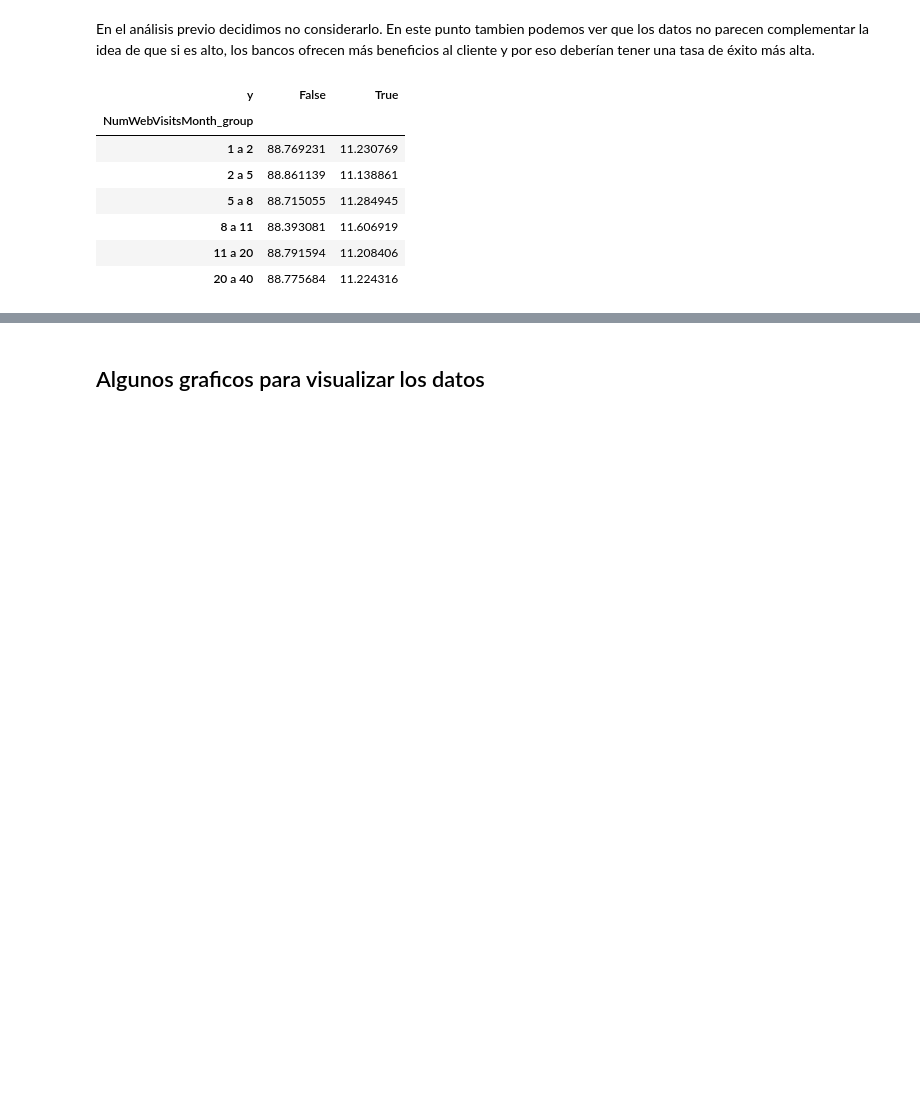
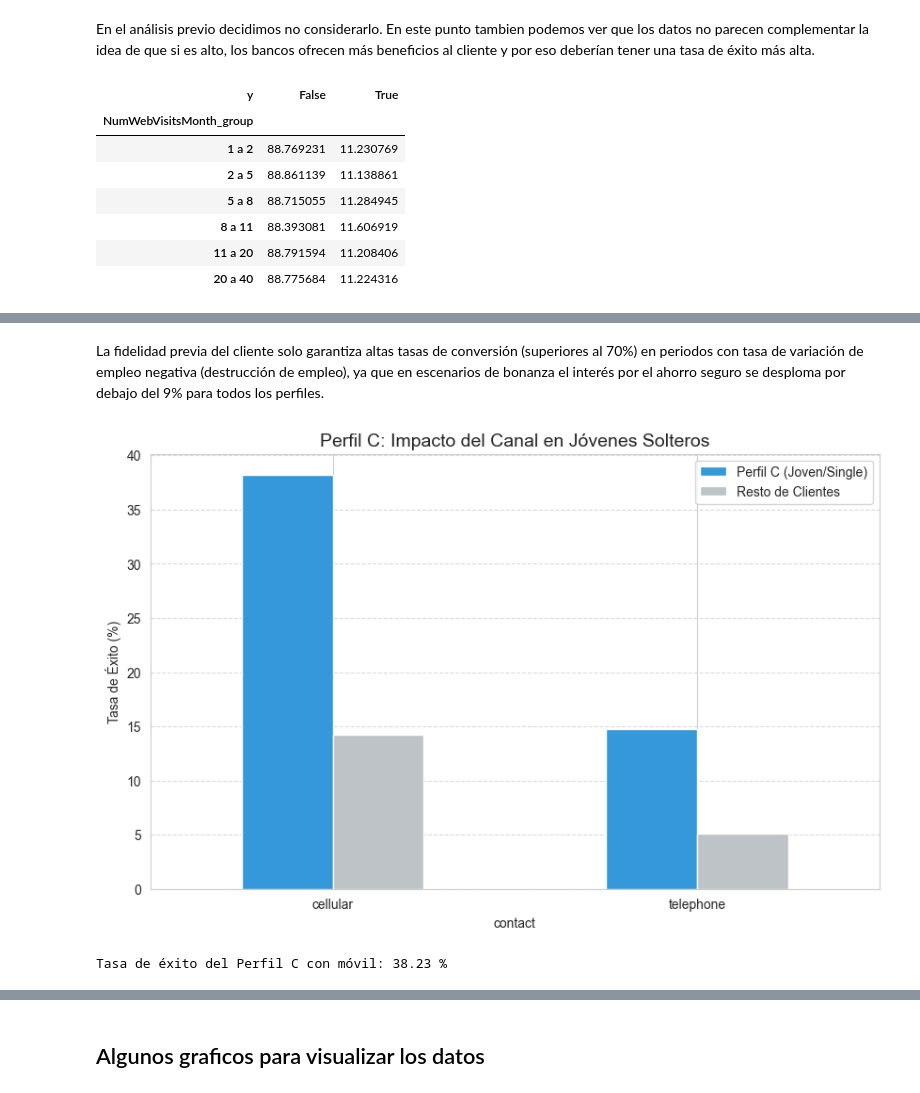
Before and after one commit to claudiarm2002/DataProject-Python-for-Data, a Jupyter notebook: DataProject_PythonForData.ipynb, the cells around one changed output, grey strips where cells are left out. Saved outputs shown, nothing was run; the diff lists cells and outputs as text; code cells hidden in the pictures; blank space fills up the shorter version.

```diff
--- a/DataProject_PythonForData.ipynb
+++ b/DataProject_PythonForData.ipynb
@@ -1435,0 +1563,36 @@ numwebvisitsmonth_y_percentage
+# %% [markdown]
+La fidelidad previa del cliente solo garantiza altas tasas de conversión (superiores al 70%) en periodos con tasa de variación de empleo negativa (destrucción de empleo), ya que en escenarios de bonanza el interés por el ahorro seguro se desploma por debajo del 9% para todos los perfiles.
+# %%
+filtro_perfil_c = (
+    (data_merged['age'].between(18, 29)) &
+    (data_merged['marital'] == 'single') &
+    (data_merged['job'].isin(['admin.', 'student']))
+)
+
+df_perfil_c = data_merged[filtro_perfil_c].copy()
+
+# 3. Intersección con el canal de comunicación (Móvil vs Fijo)
+exito_canal_joven = df_perfil_c.groupby('contact')['y'].mean() * 100
+
+# 4. Comparativa con el resto de la muestra para el informe
+exito_resto = data_merged[~filtro_perfil_c].groupby('contact')['y'].mean() * 100
+
+df_resumen = pd.DataFrame({
+    'Perfil C (Joven/Single)': exito_canal_joven,
+    'Resto de Clientes': exito_resto
+})
+
+# 5. Visualización
+plt.figure(figsize=(10, 6))
+df_resumen.plot(kind='bar', color=['#3498db', '#bdc3c7'], ax=plt.gca())
+
+plt.title('Perfil C: Impacto del Canal en Jóvenes Solteros', fontsize=14)
+plt.ylabel('Tasa de Éxito (%)')
+plt.xticks(rotation=0)
+plt.grid(axis='y', linestyle='--', alpha=0.7)
+plt.show()
+
+print("Tasa de éxito del Perfil C con móvil:", round(exito_canal_joven['cellular'], 2), "%")
+# %% [output]
+[figure, added]
+Tasa de éxito del Perfil C con móvil: 38.23 %
```
Also changed, not shown: parts of 29 cells of this notebook, 2 other files.
